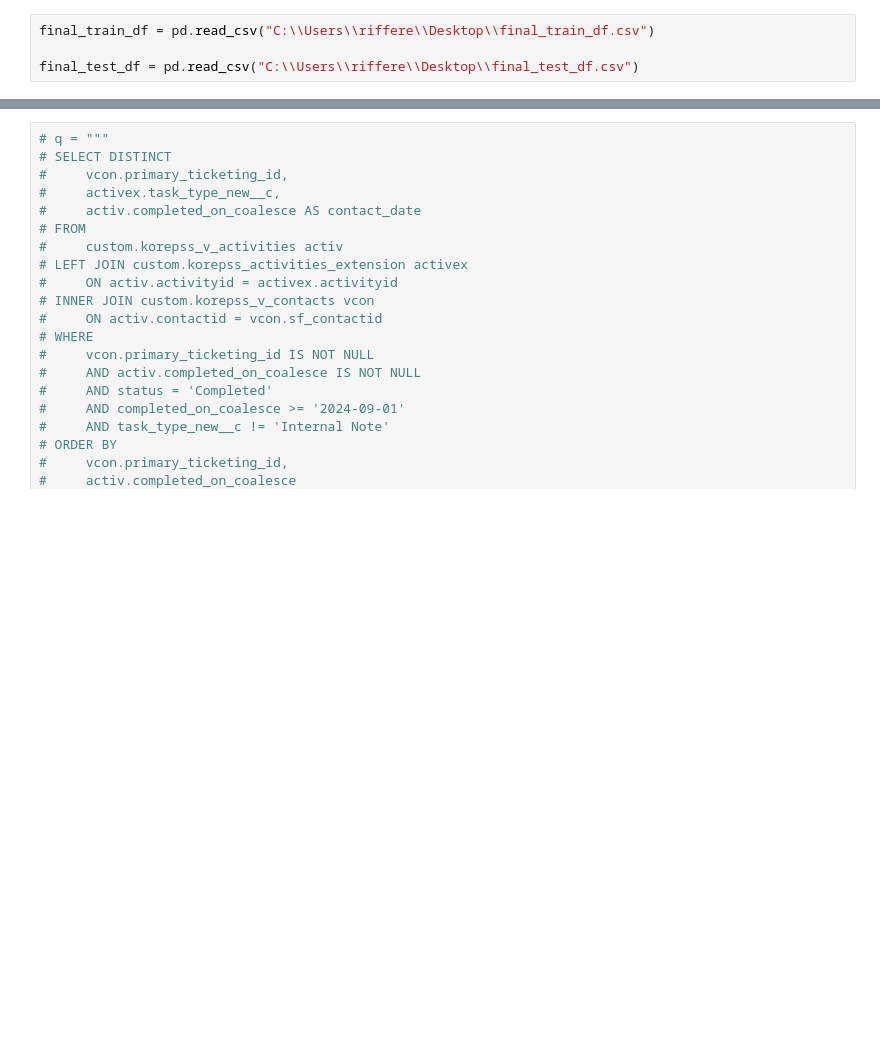
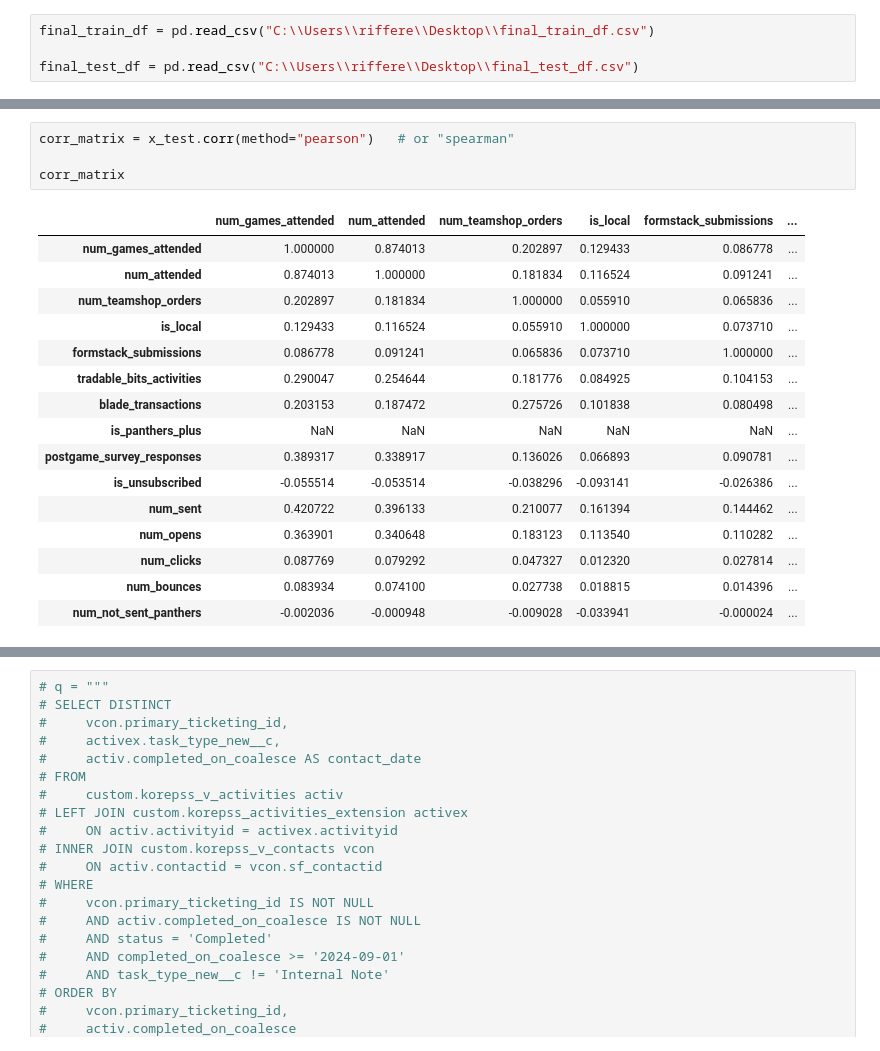
Before and after one commit to riffere-fla/pandas_party, a Jupyter notebook: lead_scoring.ipynb, the cells around one changed output, grey strips where cells are left out. Drawn from its saved outputs; the diff is of its cells as text; blank space fills up the shorter version.

```diff
--- a/lead_scoring.ipynb
+++ b/lead_scoring.ipynb
@@ -973,3 +1025,24 @@ plot_importance(model, importance_type="gain")
+# %%
+corr_matrix = x_test.corr(method="pearson")   # or "spearman"
+
+corr_matrix
+# %% [output]
+|  | num_games_attended | num_attended | num_teamshop_orders | is_local | formstack_submissions | ... |
+| num_games_attended | 1.000000 | 0.874013 | 0.202897 | 0.129433 | 0.086778 | ... |
+| num_attended | 0.874013 | 1.000000 | 0.181834 | 0.116524 | 0.091241 | ... |
+| num_teamshop_orders | 0.202897 | 0.181834 | 1.000000 | 0.055910 | 0.065836 | ... |
+| is_local | 0.129433 | 0.116524 | 0.055910 | 1.000000 | 0.073710 | ... |
+| formstack_submissions | 0.086778 | 0.091241 | 0.065836 | 0.073710 | 1.000000 | ... |
+| tradable_bits_activities | 0.290047 | 0.254644 | 0.181776 | 0.084925 | 0.104153 | ... |
+| blade_transactions | 0.203153 | 0.187472 | 0.275726 | 0.101838 | 0.080498 | ... |
+| is_panthers_plus | NaN | NaN | NaN | NaN | NaN | ... |
+| postgame_survey_responses | 0.389317 | 0.338917 | 0.136026 | 0.066893 | 0.090781 | ... |
+| is_unsubscribed | -0.055514 | -0.053514 | -0.038296 | -0.093141 | -0.026386 | ... |
+| num_sent | 0.420722 | 0.396133 | 0.210077 | 0.161394 | 0.144462 | ... |
+| num_opens | 0.363901 | 0.340648 | 0.183123 | 0.113540 | 0.110282 | ... |
+| num_clicks | 0.087769 | 0.079292 | 0.047327 | 0.012320 | 0.027814 | ... |
+| num_bounces | 0.083934 | 0.074100 | 0.027738 | 0.018815 | 0.014396 | ... |
+| num_not_sent_panthers | -0.002036 | -0.000948 | -0.009028 | -0.033941 | -0.000024 | ... |
 # %%
 y_predicted = model.predict_proba(x_test)
 
```
Also changed, not shown: parts of 10 cells of this notebook.
